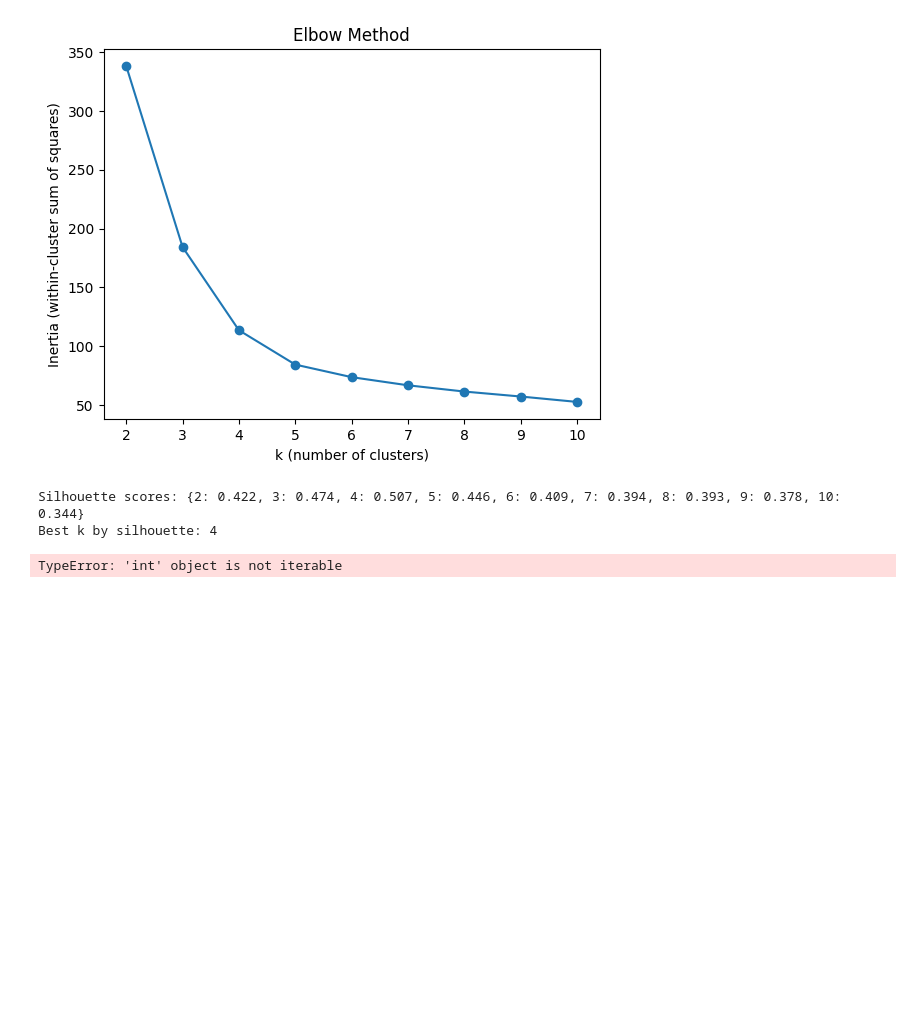
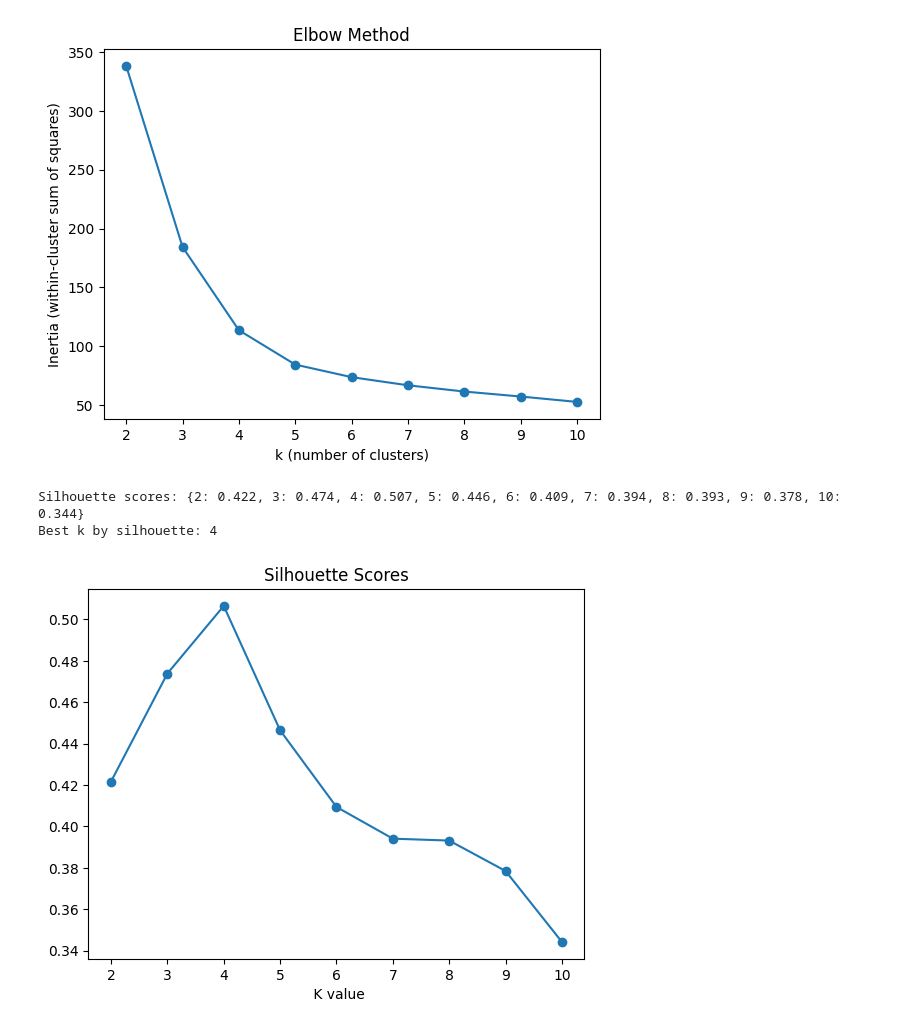
Before and after one commit to TechSubrat-netizen/ML_Projects, a Jupyter notebook: E_Commerce_Cluster/e_commerce_cluster.ipynb, the cells around one changed output. Cells and saved outputs as stored; diff of their text form; code cells hidden in the pictures; blank space fills up the shorter version.

```diff
--- a/E_Commerce_Cluster/e_commerce_cluster.ipynb
+++ b/E_Commerce_Cluster/e_commerce_cluster.ipynb
@@ -113,22 +113,22 @@ plt.show()
 # %%
 ## Now we have to do calculate value of k using silhouette_score:- which has more silhoutte value we will consider the value of k
 sil_scores=[]
 for k in K:
     km=KMeans(n_clusters=k,random_state=42,n_init=10)
     labels=km.fit_predict(x_scaled)
     score=silhouette_score(x_scaled,labels)
     sil_scores.append(score)
 
 best_k = int(K[np.argmax(sil_scores)])
 print("Silhouette scores:", dict(zip(K, [round(s, 3) for s in sil_scores])))
 print("Best k by silhouette:", best_k)
 
 plt.Figure()
 plt.plot(list(K),sil_scores,marker='o')
 plt.xlabel(" K value")
-plt.ylabel('Silhouette Scores')
+plt.title('Silhouette Scores')
 plt.show()
 # %% [output]
 Silhouette scores: {2: 0.422, 3: 0.474, 4: 0.507, 5: 0.446, 6: 0.409, 7: 0.394, 8: 0.393, 9: 0.378, 10: 0.344}
 Best k by silhouette: 4
-TypeError: 'int' object is not iterable
+[figure, added]
```
Also changed, not shown: parts of 8 cells of this notebook, 8 other files.
